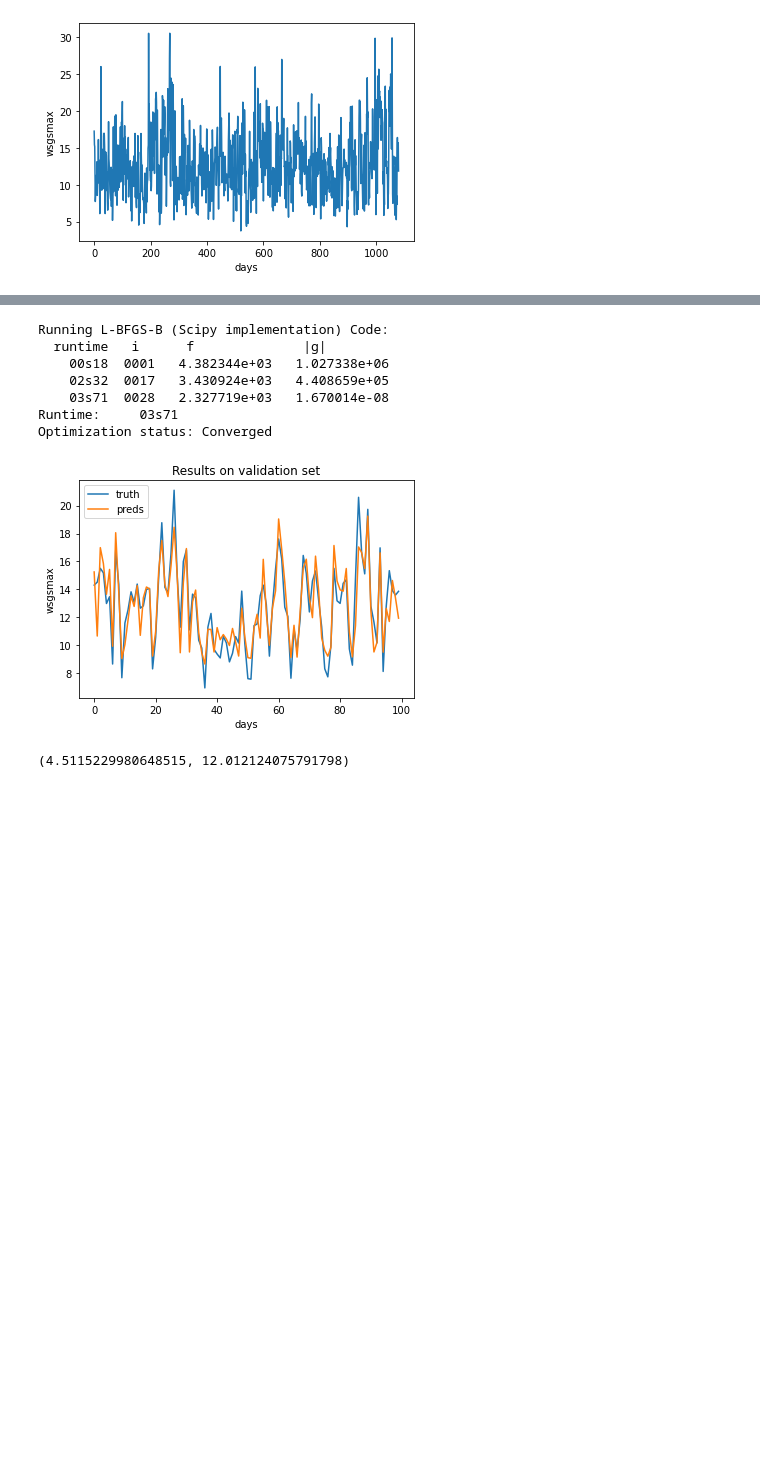
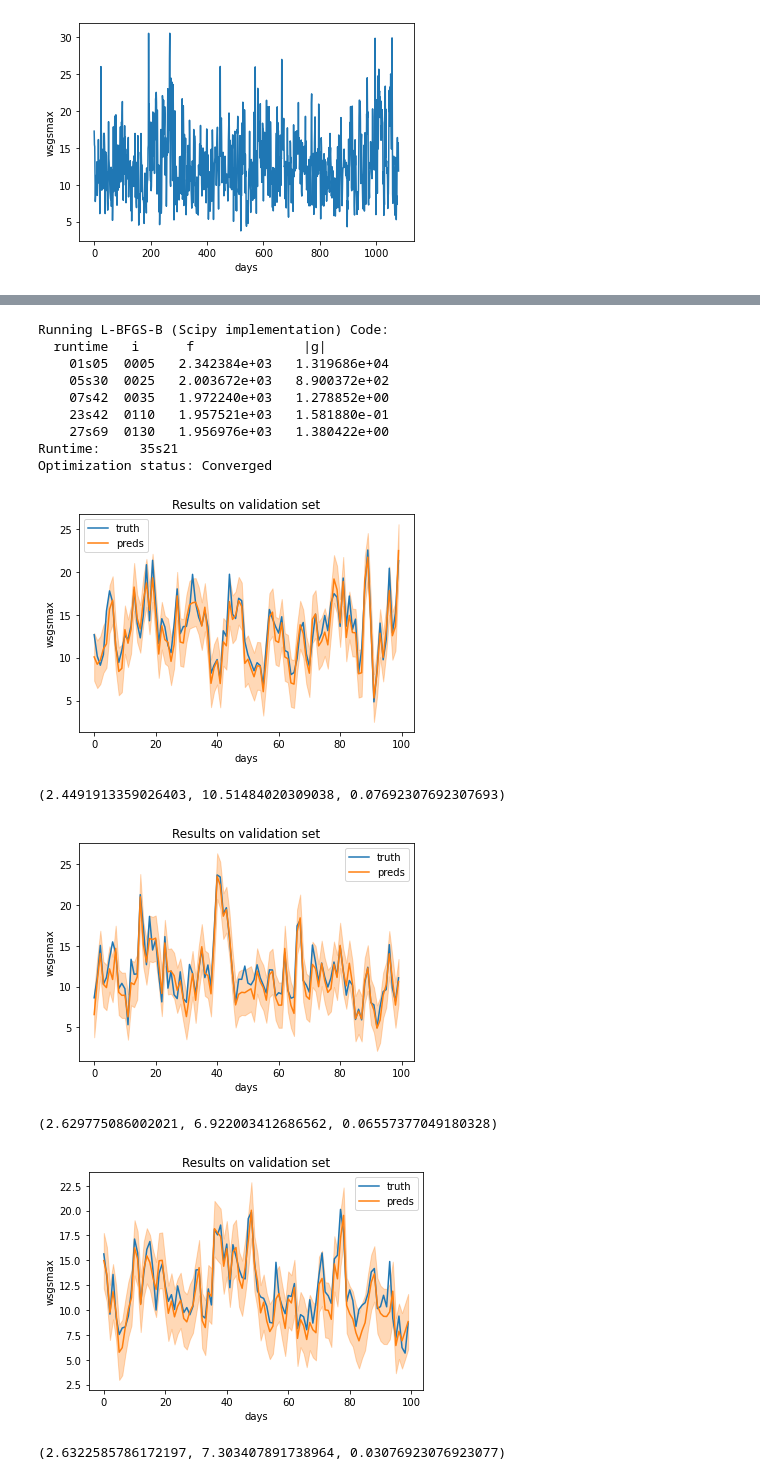
Before and after one commit to dantsai123/wind, a Jupyter notebook: single_point.ipynb, the cells around one changed output, grey strips where cells are left out. Drawn from its saved outputs; the diff is of its cells as text; code cells hidden in the pictures; blank space fills up the shorter version.

Commit message:
Gridsearch chosen model, compute missed extreme gusts, try future times.

```diff
--- a/single_point.ipynb
+++ b/single_point.ipynb
@@ -29,6 +29,14 @@ test_start = val_start + val_length
 train_time = np.arange(train_start, train_start + train_length, 1)
 val_time = np.arange(val_start, val_start + val_length, 1)
 test_time = np.arange(test_start, test_start + test_length + test_length, 1)
+
+# We also look at some time slices far in the future, to see if the model still works.
+future_val_times = [
+    np.arange(20000, 20000 + val_length, 1),
+    np.arange(25000, 25000 + val_length, 1),
+    np.arange(34000, 34000 + val_length, 1),
+]
+
 x = 55
 y = 40
 
@@ -38,6 +46,8 @@ val_inputs = all_inputs[val_time, y, x, :]
 val_wsgsmax = all_wsgsmax[val_time, y, x]
 test_inputs = all_inputs[test_time, y, x, :]
 test_wsgsmax = all_wsgsmax[test_time, y, x]
+future_val_inputs = [all_inputs[fvt, y, x, :] for fvt in future_val_times]
+future_val_wsgsmax = [all_wsgsmax[fvt, y, x] for fvt in future_val_times]
 
 wsgsmax_field[0,0].plot()
 plt.title("Location of point considered")
@@ -129,12 +179,21 @@ Optimization status: Converged
 # %%
-# Try just a linear model on sfcWind
+# Try adding the kernels rather than using the product.
+mean_add_gust = (train_wsgsmax - train_inputs[:, field_d("sfcWind")]).mean()
+mf = GPy.core.Mapping(train_inputs.shape[1], 1)
+mf.f = lambda x: (x[:, field_d("sfcWind")] + mean_add_gust).reshape(-1, 1)
+mf.update_gradients = lambda a,b: None
+
 kernels = [
-    GPy.kern.Linear(input_dim=1, active_dims=[field_d("sfcWind")]),
+    GPy.kern.RBF(input_dim=1, active_dims=[field_d("psl")]),
+    GPy.kern.RBF(input_dim=1, active_dims=[field_d("uas")]),
+    GPy.kern.RBF(input_dim=1, active_dims=[field_d("vas")]),
+    GPy.kern.RBF(input_dim=1, active_dims=[field_d("pr")]),
+    GPy.kern.RBF(input_dim=1, active_dims=[field_d("sfcWind")]),
 ]
 kernel = kernels[0]
 for k in kernels[1:]:
-    kernel = kernel * k
-model = GPRegression(train_inputs, train_wsgsmax.reshape(-1, 1), kernel)
+    kernel = kernel + k
+model = GPRegression(train_inputs, train_wsgsmax.reshape(-1, 1), kernel, mean_function=mf)
 model.optimize(messages=True)
 evaluate(model)
 # %% [output]
@@ -148,29 +213,38 @@ Optimization status: Converged
 # %%
-# Try with a slightly smarter mean: sustained wind speed + the mean additional gust
+# Try evaluating the model on various time slices in the future.
 mean_add_gust = (train_wsgsmax - train_inputs[:, field_d("sfcWind")]).mean()
 mf = GPy.core.Mapping(train_inputs.shape[1], 1)
 mf.f = lambda x: (x[:, field_d("sfcWind")] + mean_add_gust).reshape(-1, 1)
 mf.update_gradients = lambda a,b: None
 
 kernels = [
-    GPy.kern.Linear(input_dim=1, active_dims=[field_d("psl")]),
+    GPy.kern.RBF(input_dim=1, active_dims=[field_d("psl")]),
     GPy.kern.RBF(input_dim=1, active_dims=[field_d("uas")]),
     GPy.kern.RBF(input_dim=1, active_dims=[field_d("vas")]),
-    GPy.kern.Linear(input_dim=1, active_dims=[field_d("sfcWind")]),
+    GPy.kern.RBF(input_dim=1, active_dims=[field_d("pr")]),
+    GPy.kern.RBF(input_dim=1, active_dims=[field_d("sfcWind")]),
 ]
 kernel = kernels[0]
 for k in kernels[1:]:
     kernel = kernel * k
 model = GPRegression(train_inputs, train_wsgsmax.reshape(-1, 1), kernel, mean_function=mf)
 model.optimize(messages=True)
-evaluate(model)
+
+for inputs, targets in zip(future_val_inputs, future_val_wsgsmax):
+    print(evaluate(model, inputs=inputs, targets=targets, plot=True))
 # %% [output]
 Running L-BFGS-B (Scipy implementation) Code:
   runtime   i      f              |g|
-    00s18  0001   4.382344e+03   1.027338e+06
-    02s32  0017   3.430924e+03   4.408659e+05
-    03s71  0028   2.327719e+03   1.670014e-08
-Runtime:     03s71
+    01s05  0005   2.342384e+03   1.319686e+04
+    05s30  0025   2.003672e+03   8.900372e+02
+    07s42  0035   1.972240e+03   1.278852e+00
+    23s42  0110   1.957521e+03   1.581880e-01
+    27s69  0130   1.956976e+03   1.380422e+00
+Runtime:     35s21
 Optimization status: Converged
-[figure, old version]
+[figure, new version]
-(4.5115229980648515, 12.012124075791798)
+(2.4491913359026403, 10.51484020309038, 0.07692307692307693)
+[figure, added]
+(2.629775086002021, 6.922003412686562, 0.06557377049180328)
+[figure, added]
+(2.6322585786172197, 7.303407891738964, 0.03076923076923077)
```
Also changed, not shown: parts of 5 cells of this notebook.
